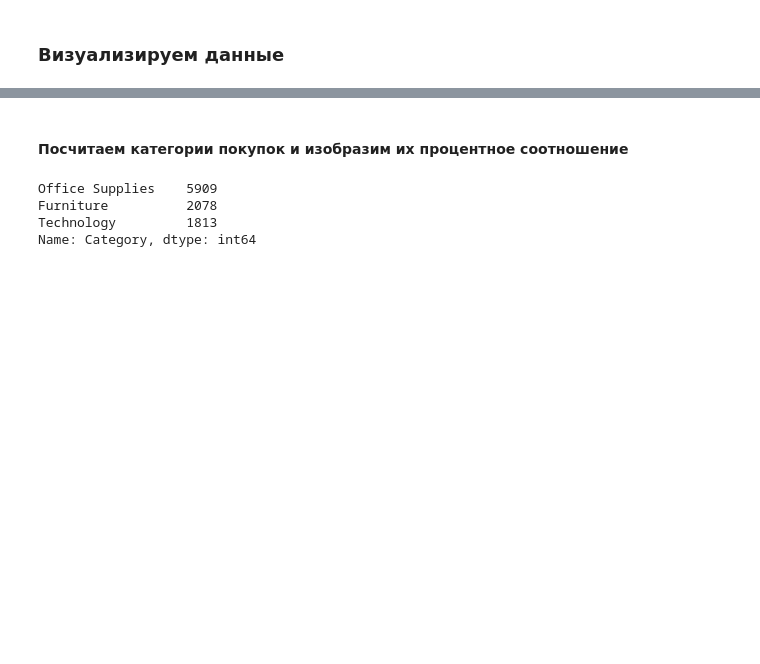
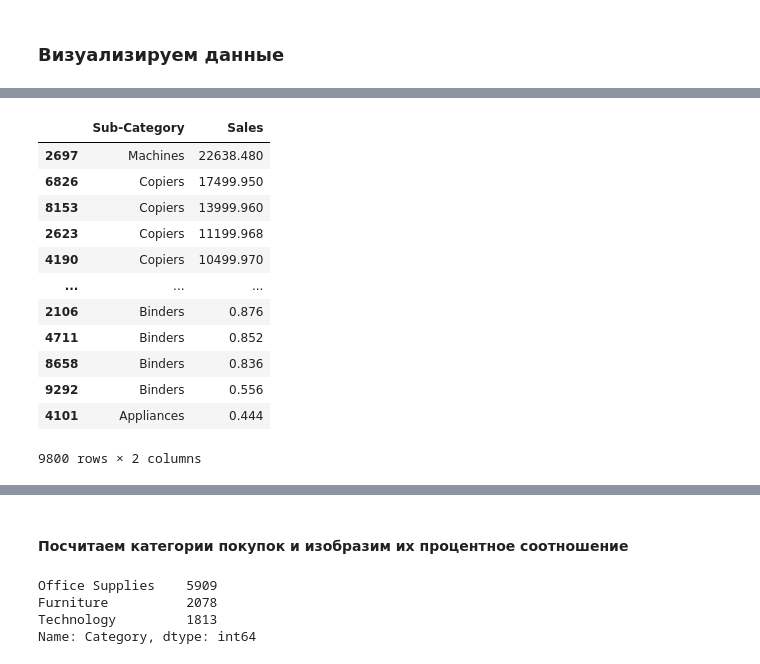
Before and after one commit to noblesseraizel/supermarket-EDA, a Jupyter notebook: exploratory _analysis_supermarket.ipynb, the cells around one changed output, grey strips where cells are left out. Cells and saved outputs as stored; diff of their text form; code cells hidden in the pictures; blank space fills up the shorter version.

```diff
--- a/exploratory _analysis_supermarket.ipynb
+++ b/exploratory _analysis_supermarket.ipynb
@@ -164,0 +192,18 @@ df.head(3)
+# %%
+new_df = df[['Sub-Category', 'Sales']].sort_values(by='Sales', ascending=False)
+# %%
+new_df
+# %% [output]
+|  | Sub-Category | Sales |
+| 2697 | Machines | 22638.480 |
+| 6826 | Copiers | 17499.950 |
+| 8153 | Copiers | 13999.960 |
+| 2623 | Copiers | 11199.968 |
+| 4190 | Copiers | 10499.970 |
+| ... | ... | ... |
+| 2106 | Binders | 0.876 |
+| 4711 | Binders | 0.852 |
+| 8658 | Binders | 0.836 |
+| 9292 | Binders | 0.556 |
+| 4101 | Appliances | 0.444 |
+9800 rows × 2 columns
```
Also changed, not shown: parts of 13 cells of this notebook.
